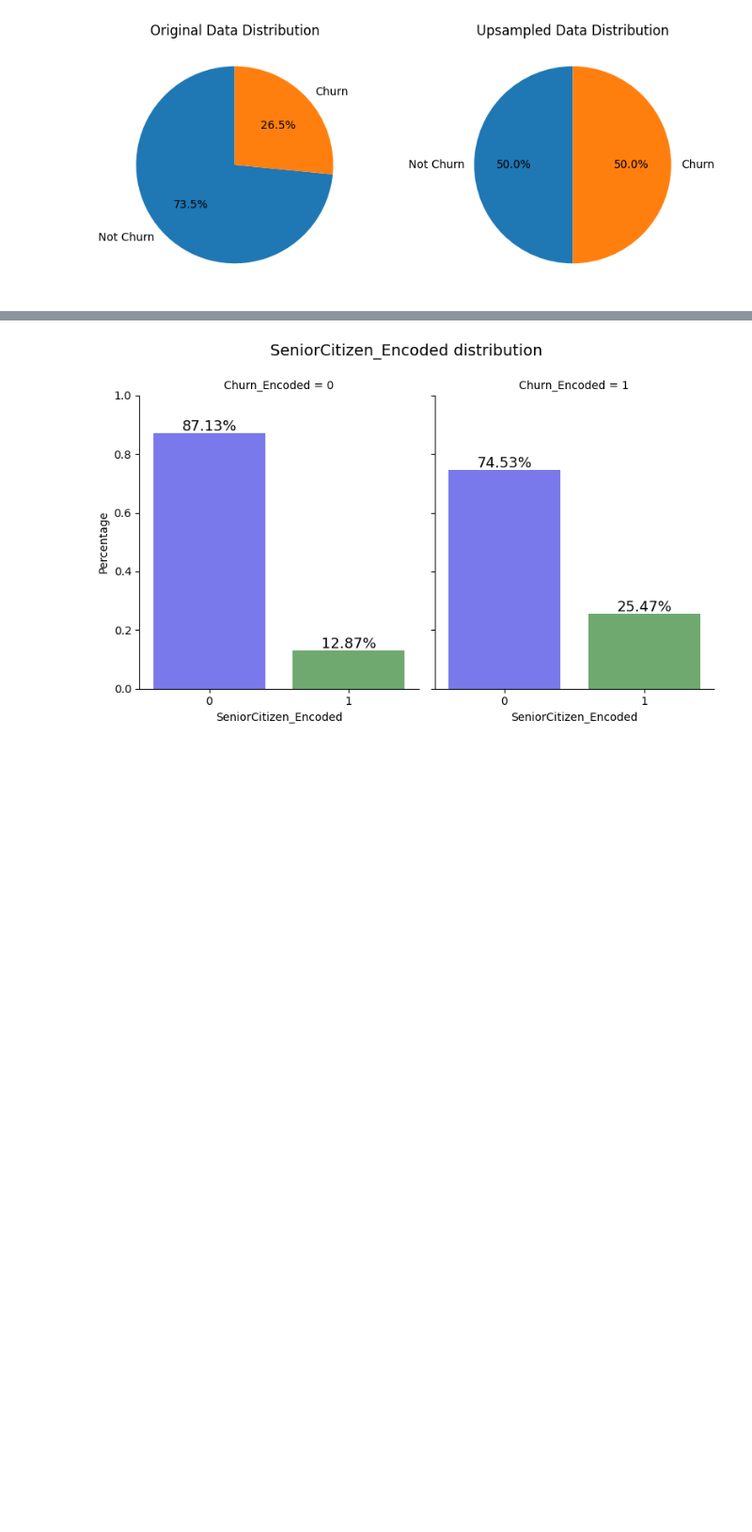
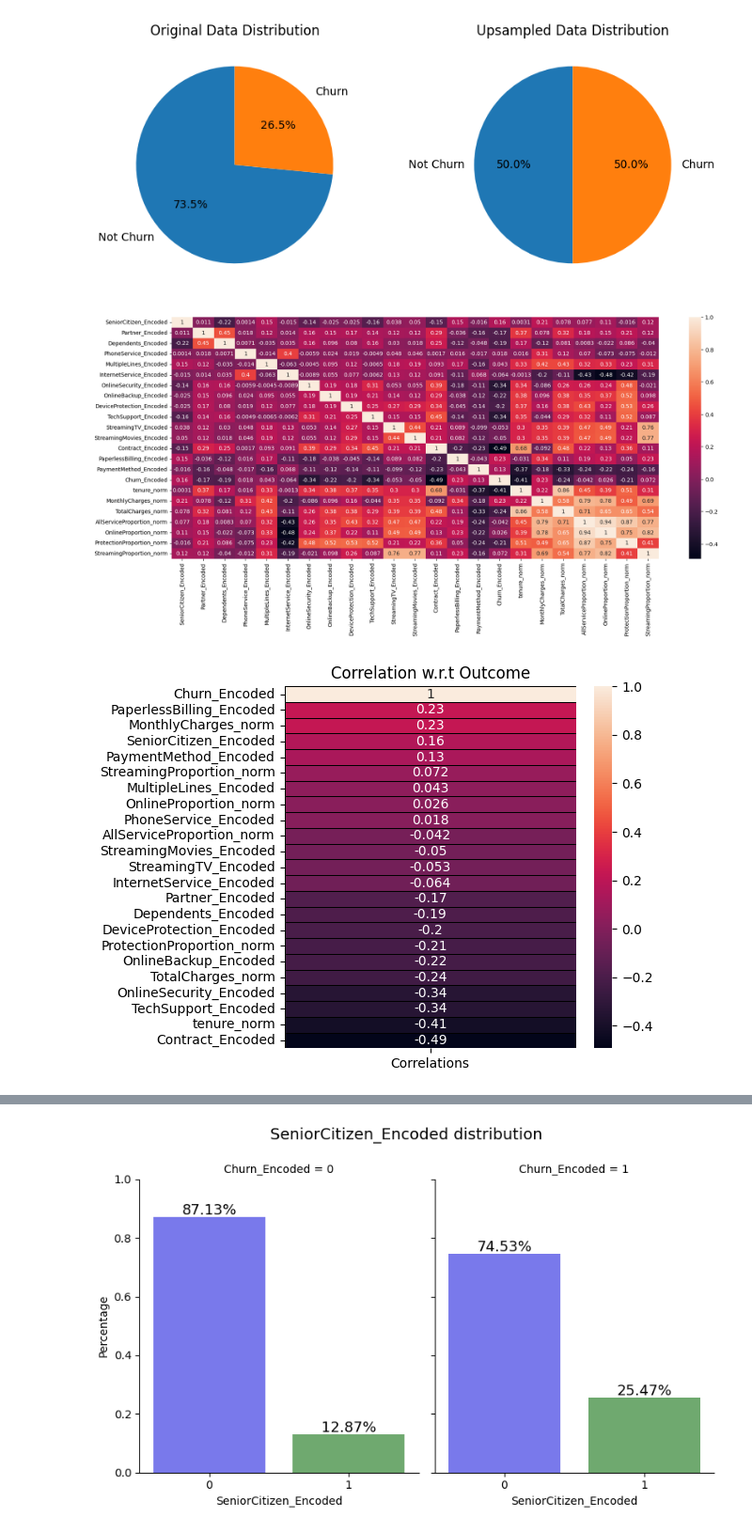
Before and after one commit to chanonchacharu/DM-TelcoChurnPrediction, a Jupyter notebook: churn-prediction-des434-data-analysis-and-ml.ipynb, the cells around one changed output, grey strips where cells are left out. Shown at 94% size. Cells and saved outputs as stored; diff of their text form; code cells hidden in the pictures; blank space fills up the shorter version.

```diff
--- a/churn-prediction-des434-data-analysis-and-ml.ipynb
+++ b/churn-prediction-des434-data-analysis-and-ml.ipynb
@@ -304,3 +305,18 @@ Not Churn: (5174, 23)
 
 Final Data: (10348, 23)
 [figure]
+# %%
+# Correlation via Heatmap
+plt.figure(figsize = (20,8))
+sns.heatmap(X_upsample.corr(), cmap = 'rocket', annot = True)
+plt.show()
+
+# Correlation with respect to Churn (Encoded)
+corr = X_upsample.corrwith(X_upsample['Churn_Encoded']).sort_values(ascending = False).to_frame()
+corr.columns = ['Correlations']
+plt.subplots(figsize = (5,5))
+sns.heatmap(corr,annot = True, cmap = 'rocket',linewidths = 0.4,linecolor = 'black');
+plt.title('Correlation w.r.t Outcome');
+# %% [output]
+[figure, added]
+[figure, added]
```
Also changed, not shown: parts of 28 cells of this notebook.
